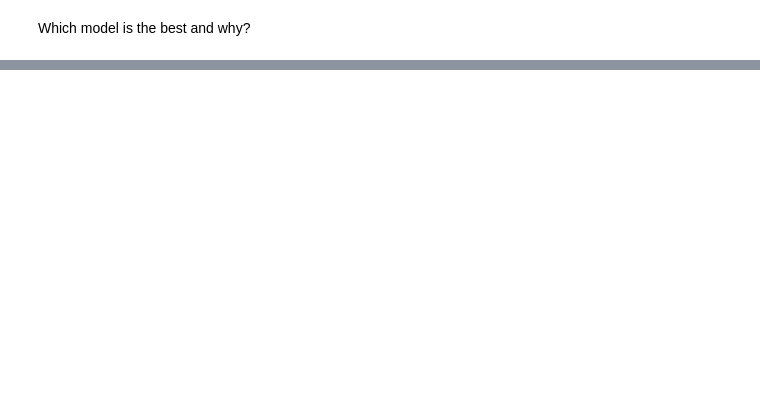
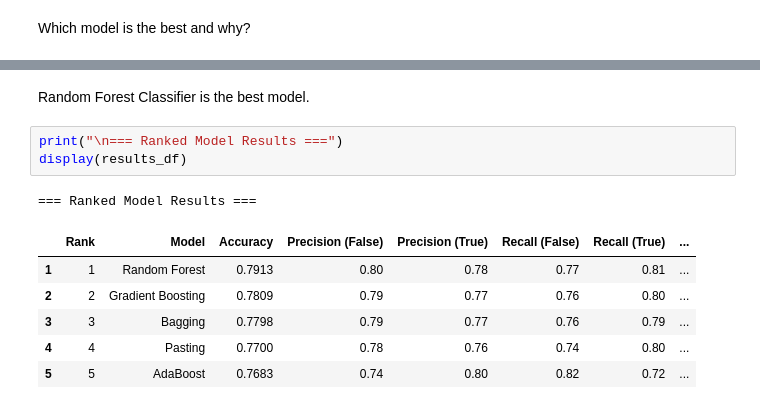
Before and after one commit to SheryllD/lab-ensemble, a Jupyter notebook: lab-ensemble.ipynb, the cells around one changed output, grey strips where cells are left out. Saved outputs shown, nothing was run; the diff lists cells and outputs as text; blank space fills up the shorter version.

```diff
--- a/lab-ensemble.ipynb
+++ b/lab-ensemble.ipynb
@@ -218,0 +346,13 @@ Decision Tree Regressor would have been the best since the R2 is higher than wit
+# %% [markdown]
+Random Forest Classifier is the best model.
+# %%
+print("\n=== Ranked Model Results ===")
+display(results_df)
+# %% [output]
+=== Ranked Model Results ===
+|  | Rank | Model | Accuracy | Precision (False) | Precision (True) | Recall (False) | Recall (True) | ... |
+| 1 | 1 | Random Forest | 0.7913 | 0.80 | 0.78 | 0.77 | 0.81 | ... |
+| 2 | 2 | Gradient Boosting | 0.7809 | 0.79 | 0.77 | 0.76 | 0.80 | ... |
+| 3 | 3 | Bagging | 0.7798 | 0.79 | 0.77 | 0.76 | 0.79 | ... |
+| 4 | 4 | Pasting | 0.7700 | 0.78 | 0.76 | 0.74 | 0.80 | ... |
+| 5 | 5 | AdaBoost | 0.7683 | 0.74 | 0.80 | 0.82 | 0.72 | ... |
```
Also changed, not shown: parts of 6 cells of this notebook.
